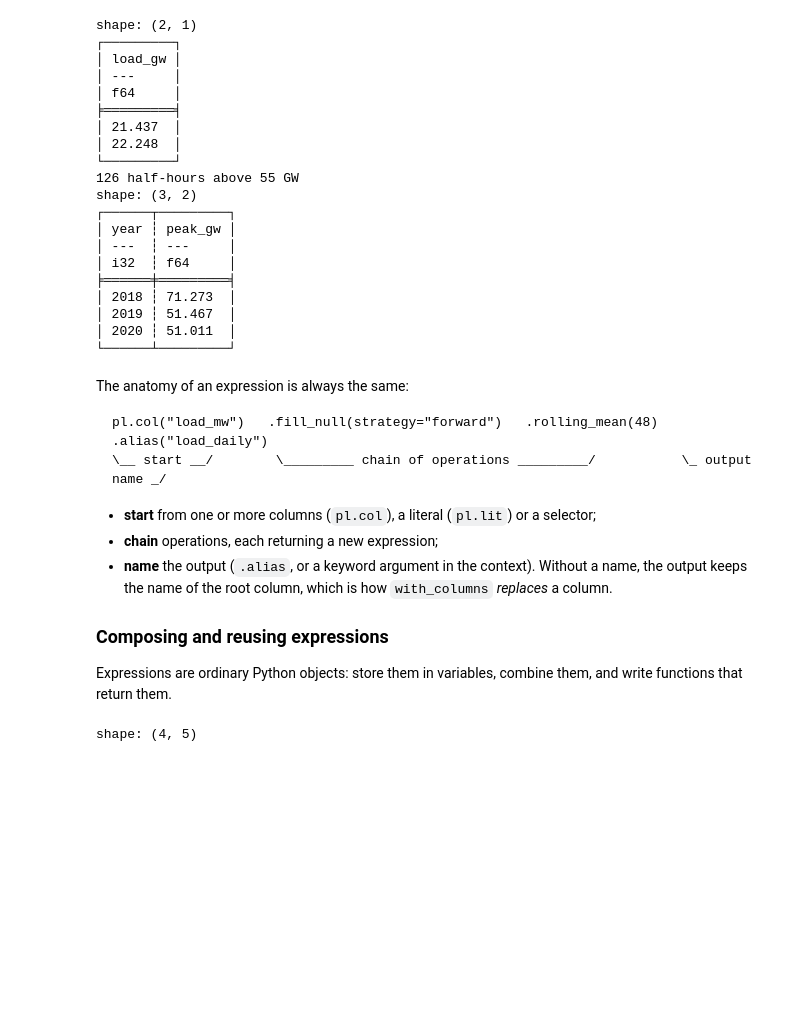
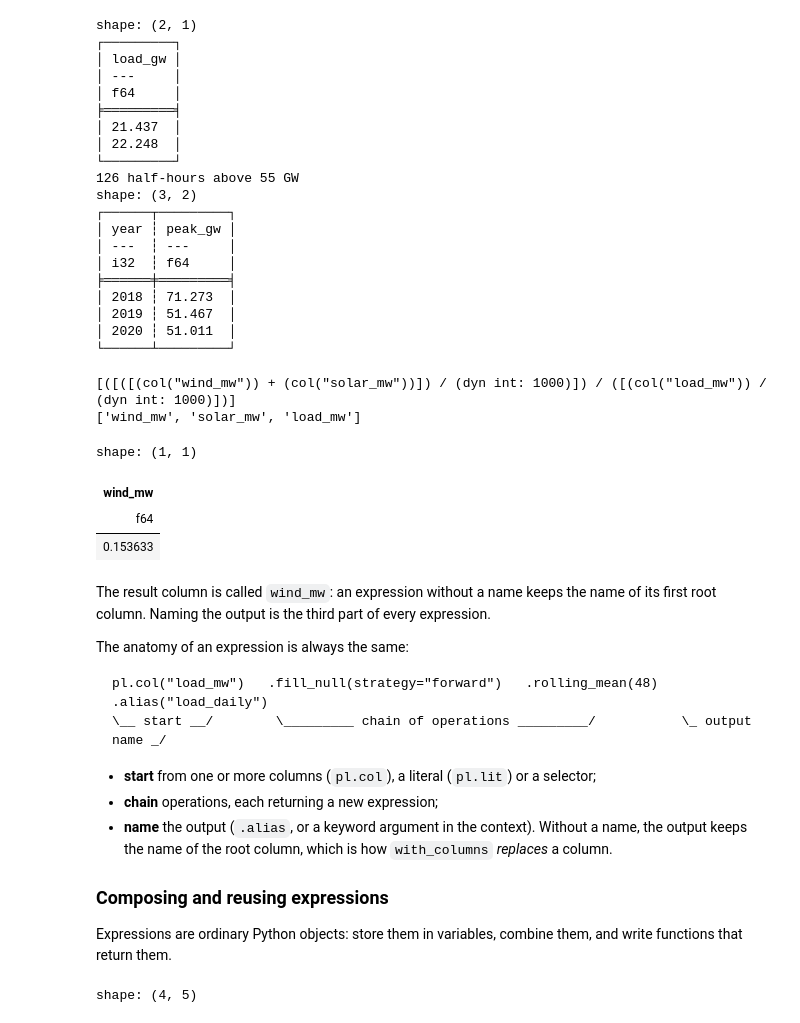
Before and after one commit to alessandro-rubin-sate/polars-intro, a Jupyter notebook: polars_intro.ipynb, the cells around one changed output. Cells and saved outputs as stored; diff of their text form; code cells hidden in the pictures; blank space fills up the shorter version.

````diff
--- a/polars_intro.ipynb
+++ b/polars_intro.ipynb
@@ -328,7 +372,27 @@ shape: (3, 2)
 │ 2019 ┆ 51.467  │
 │ 2020 ┆ 51.011  │
 └──────┴─────────┘
+# %%
+# Building blocks: two small recipes combined into a third. Still no data involved.
+renewables_gw = (pl.col("wind_mw") + pl.col("solar_mw")) / 1000
+share = renewables_gw / load_gw
+
+print(share)
+print(share.meta.root_names())
+
+# Only a context computes something: the median share of wind plus solar in the load.
+gb.select(share.median())
+# %% [output]
+[([([(col("wind_mw")) + (col("solar_mw"))]) / (dyn int: 1000)]) / ([(col("load_mw")) / (dyn int: 1000)])]
+['wind_mw', 'solar_mw', 'load_mw']
+shape: (1, 1)
+| wind_mw |
+| f64 |
+| 0.153633 |
 # %% [markdown]
+The result column is called `wind_mw`: an expression without a name keeps the name of its first
+root column. Naming the output is the third part of every expression.
+
 The anatomy of an expression is always the same:
 
 ```
````
Also changed, not shown: parts of 48 cells of this notebook.
